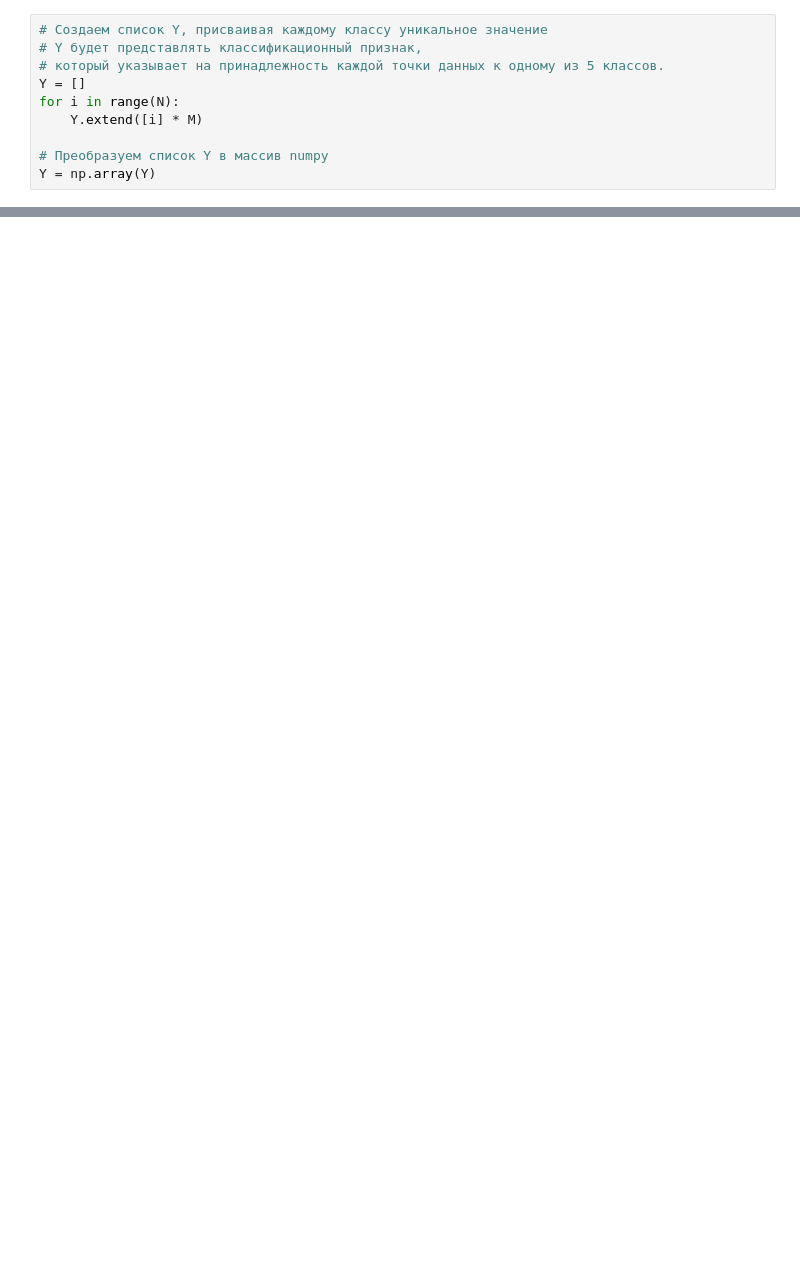
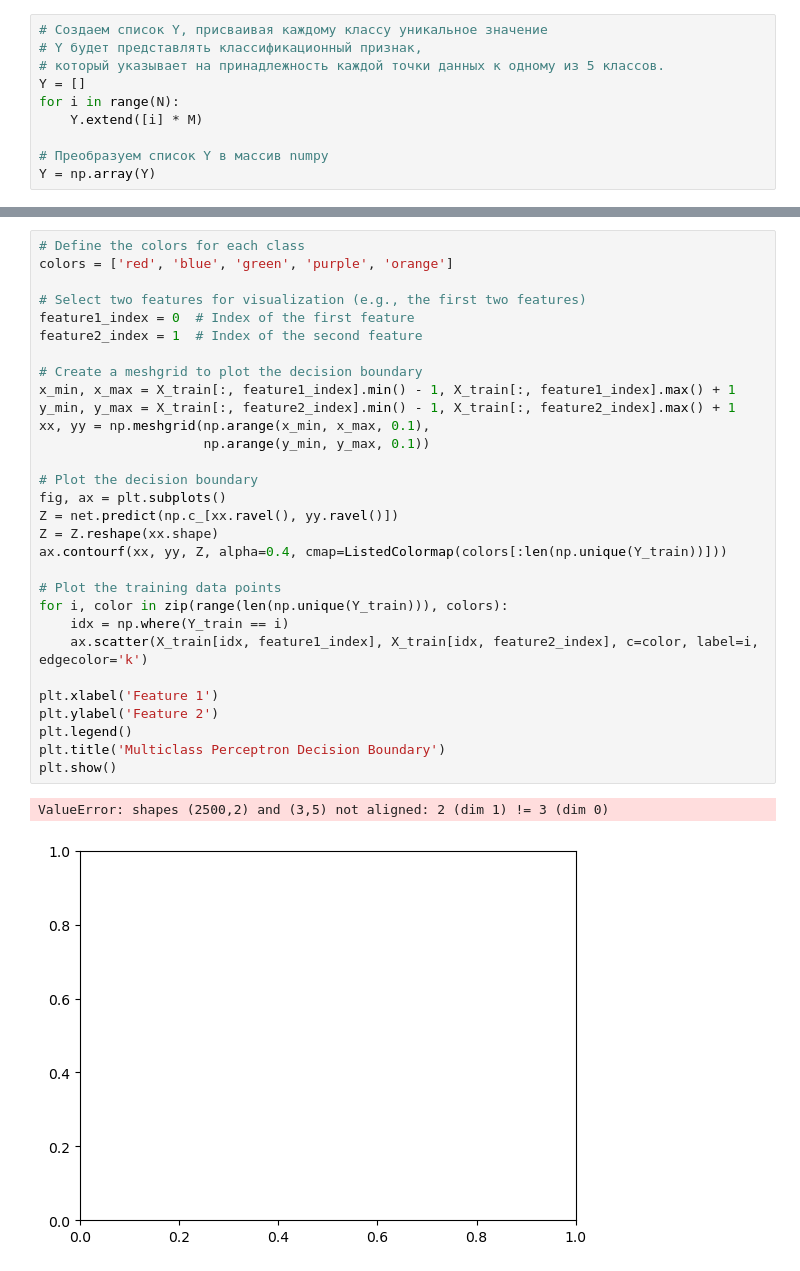
Before and after one commit to malinatrash/Nerual-Network-Technologies, a Jupyter notebook: task_one.ipynb, the cells around one changed output, grey strips where cells are left out. Cells and saved outputs as stored; diff of their text form; blank space fills up the shorter version.

```diff
--- a/task_one.ipynb
+++ b/task_one.ipynb
@@ -133,0 +217,33 @@ fig.show()
+# %%
+# Define the colors for each class
+colors = ['red', 'blue', 'green', 'purple', 'orange']
+
+# Select two features for visualization (e.g., the first two features)
+feature1_index = 0  # Index of the first feature
+feature2_index = 1  # Index of the second feature
+
+# Create a meshgrid to plot the decision boundary
+x_min, x_max = X_train[:, feature1_index].min() - 1, X_train[:, feature1_index].max() + 1
+y_min, y_max = X_train[:, feature2_index].min() - 1, X_train[:, feature2_index].max() + 1
+xx, yy = np.meshgrid(np.arange(x_min, x_max, 0.1),
+                     np.arange(y_min, y_max, 0.1))
+
+# Plot the decision boundary
+fig, ax = plt.subplots()
+Z = net.predict(np.c_[xx.ravel(), yy.ravel()])
+Z = Z.reshape(xx.shape)
+ax.contourf(xx, yy, Z, alpha=0.4, cmap=ListedColormap(colors[:len(np.unique(Y_train))]))
+
+# Plot the training data points
+for i, color in zip(range(len(np.unique(Y_train))), colors):
+    idx = np.where(Y_train == i)
+    ax.scatter(X_train[idx, feature1_index], X_train[idx, feature2_index], c=color, label=i, edgecolor='k')
+
+plt.xlabel('Feature 1')
+plt.ylabel('Feature 2')
+plt.legend()
+plt.title('Multiclass Perceptron Decision Boundary')
+plt.show()
+# %% [output]
+ValueError: shapes (2500,2) and (3,5) not aligned: 2 (dim 1) != 3 (dim 0)
+[figure, added]
```
Also changed, not shown: parts of 13 cells of this notebook.
